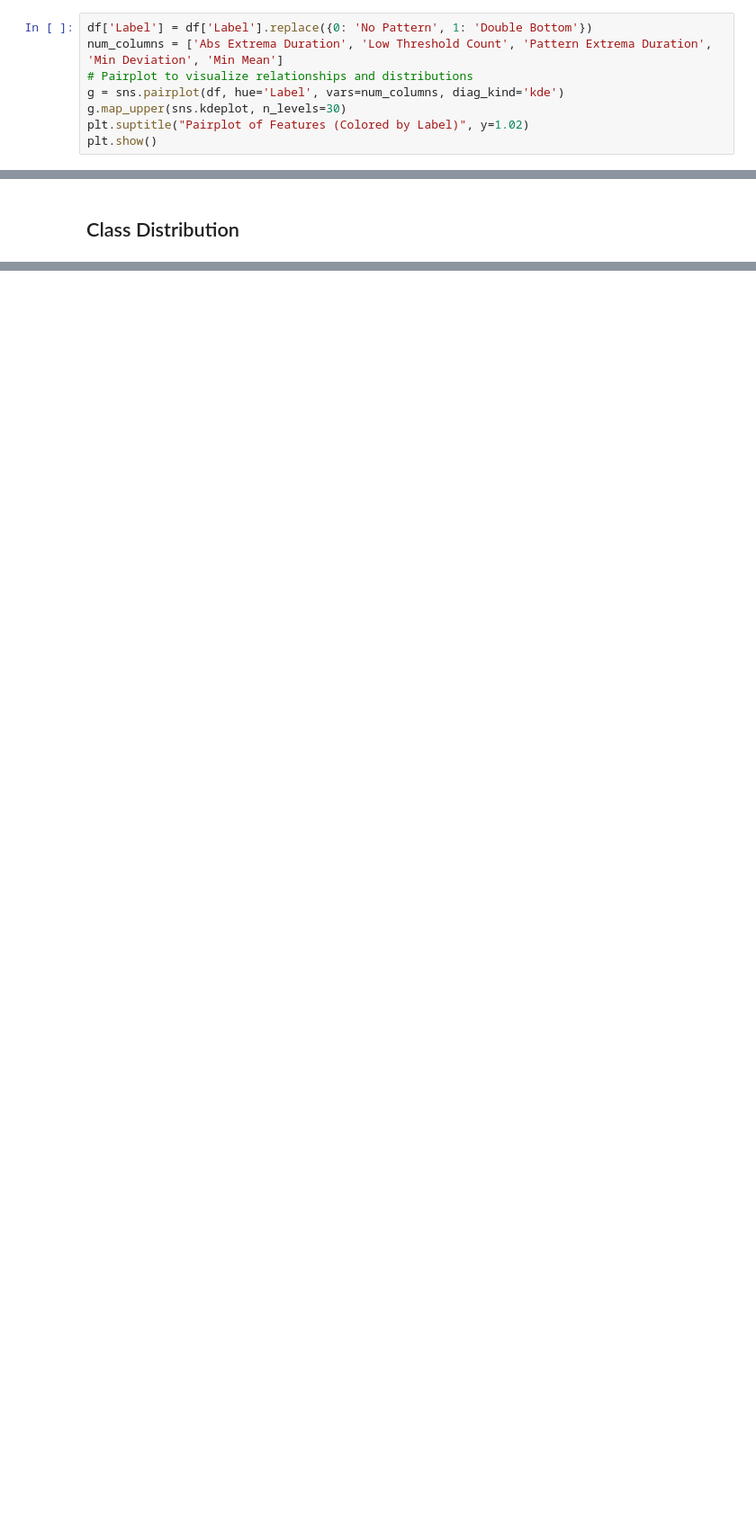
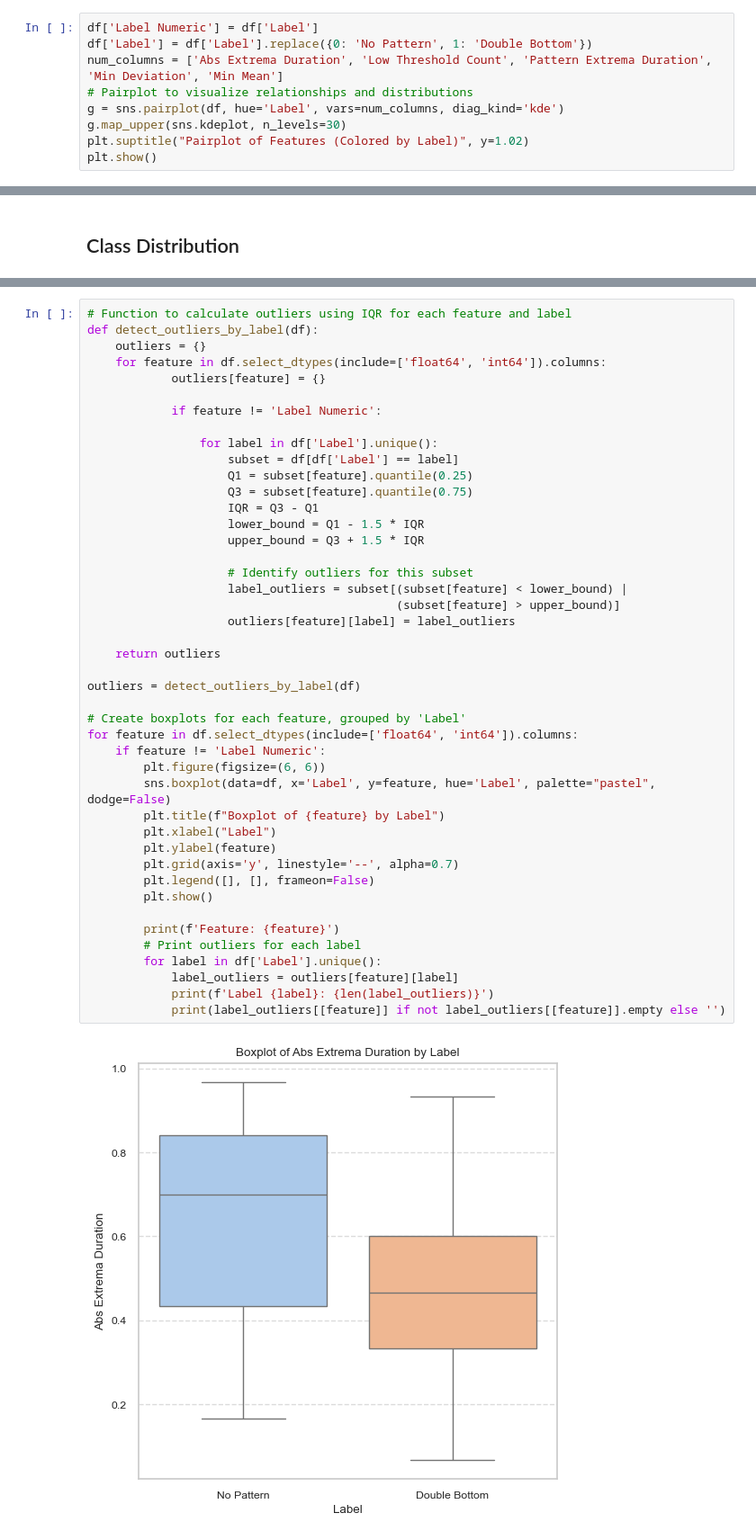
Before and after one commit to TA-Experiments-WSC/double-bottom-detection-ml, a Jupyter notebook: notebooks/03_EDA.ipynb, the cells around one changed output, grey strips where cells are left out. Shown at 90% size. Drawn from its saved outputs; the diff is of its cells as text; blank space fills up the shorter version.

Commit message:
feat(notebooks): EDA outliers detection

```diff
--- a/notebooks/03_EDA.ipynb
+++ b/notebooks/03_EDA.ipynb
@@ -109,6 +109,7 @@ plt.show()
 # %% [markdown]
 ## Pairplot
 # %%
+df['Label Numeric'] = df['Label']
 df['Label'] = df['Label'].replace({0: 'No Pattern', 1: 'Double Bottom'})
 num_columns = ['Abs Extrema Duration', 'Low Threshold Count', 'Pattern Extrema Duration', 'Min Deviation', 'Min Mean']
 # Pairplot to visualize relationships and distributions
@@ -239,0 +243,46 @@ Such balance ensures that any patterns learned by the model represent actual tre
+# %%
+# Function to calculate outliers using IQR for each feature and label
+def detect_outliers_by_label(df):
+    outliers = {}
+    for feature in df.select_dtypes(include=['float64', 'int64']).columns:
+            outliers[feature] = {}
+
+            if feature != 'Label Numeric':
+
+                for label in df['Label'].unique():
+                    subset = df[df['Label'] == label]
+                    Q1 = subset[feature].quantile(0.25)
+                    Q3 = subset[feature].quantile(0.75)
+                    IQR = Q3 - Q1
+                    lower_bound = Q1 - 1.5 * IQR
+                    upper_bound = Q3 + 1.5 * IQR
+
+                    # Identify outliers for this subset
+                    label_outliers = subset[(subset[feature] < lower_bound) |
+                                            (subset[feature] > upper_bound)]
+                    outliers[feature][label] = label_outliers
+
+    return outliers
+
+outliers = detect_outliers_by_label(df)
+
+# Create boxplots for each feature, grouped by 'Label'
+for feature in df.select_dtypes(include=['float64', 'int64']).columns:
+    if feature != 'Label Numeric':
+        plt.figure(figsize=(6, 6))
+        sns.boxplot(data=df, x='Label', y=feature, hue='Label', palette="pastel", dodge=False)
+        plt.title(f"Boxplot of {feature} by Label")
+        plt.xlabel("Label")
+        plt.ylabel(feature)
+        plt.grid(axis='y', linestyle='--', alpha=0.7)
+        plt.legend([], [], frameon=False)
+        plt.show()
+
+        print(f'Feature: {feature}')
+        # Print outliers for each label
+        for label in df['Label'].unique():
+            label_outliers = outliers[feature][label]
+            print(f'Label {label}: {len(label_outliers)}')
+            print(label_outliers[[feature]] if not label_outliers[[feature]].empty else '')
+# %% [output]
+[figure, added]
```
Also changed, not shown: parts of 3 cells of this notebook.
